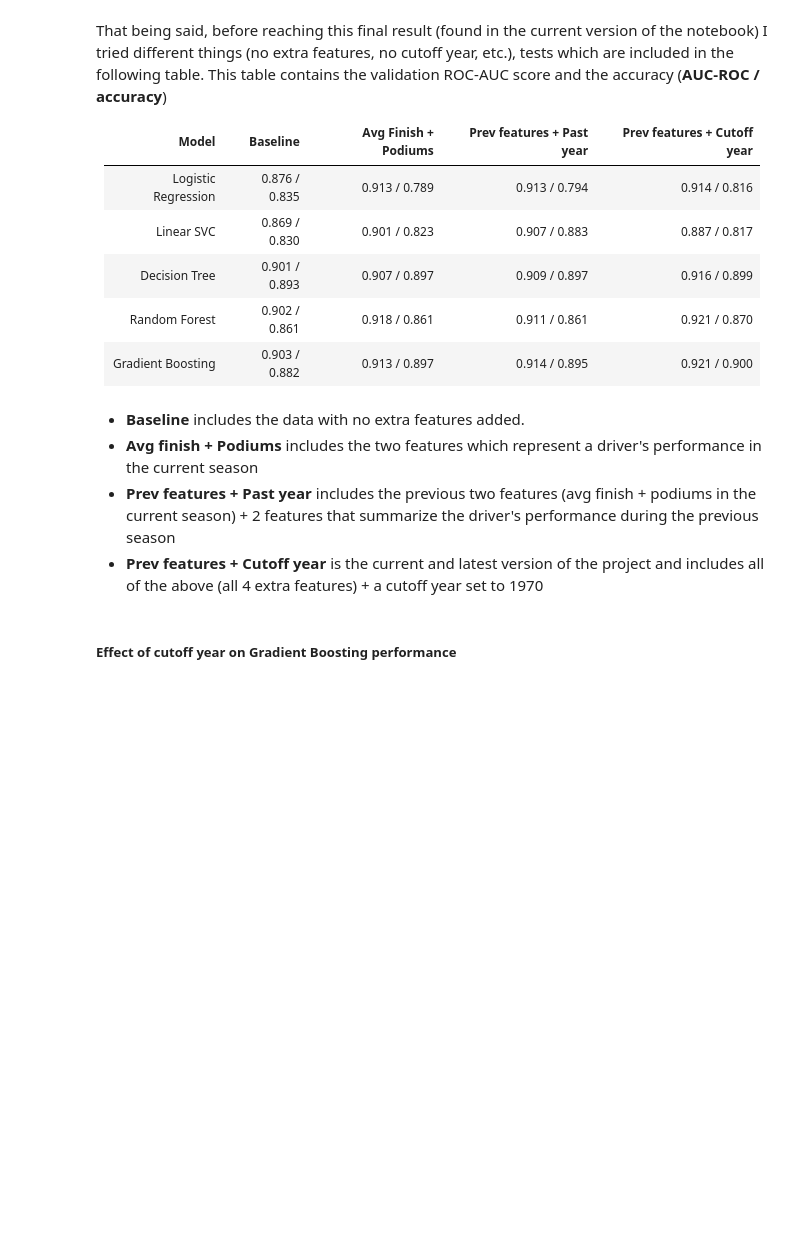
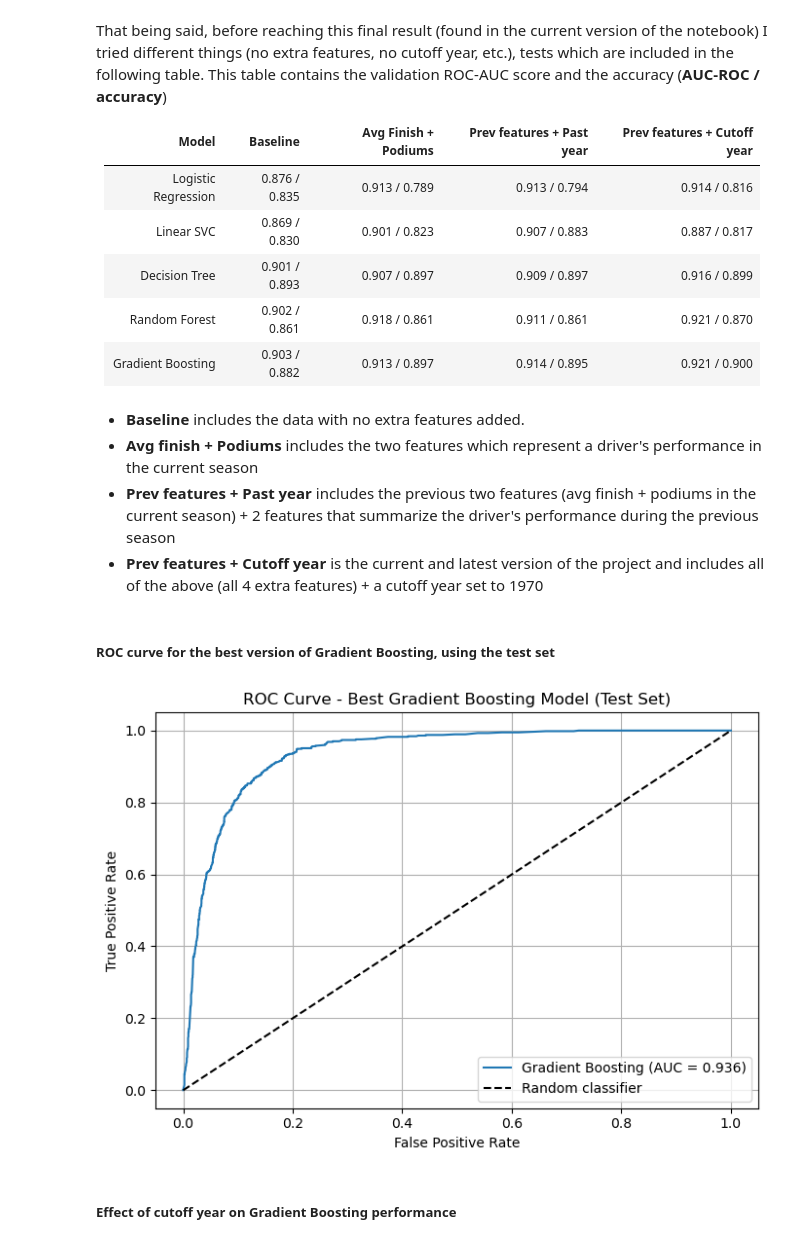
Before and after one commit to DanceaRadu/FML_Project, a Jupyter notebook: project.ipynb, the cells around one changed output. Saved outputs shown, nothing was run; the diff lists cells and outputs as text; code cells hidden in the pictures; blank space fills up the shorter version.

Commit message:
Plotted ROC curve for Gradient Boosting.

```diff
--- a/project.ipynb
+++ b/project.ipynb
@@ -32,7 +29,7 @@ from sklearn.metrics import roc_auc_score
 We only load 3 relevant files. All of the other ones don't really contain information that is relevant for our objective. For example, **circuits.csv** contains the track names and geographical locations, which don't really influence driver performance. Other files, such as **lap_times.csv** could be useful, but past performance and qualifying positions tend to have a much higher impact on the final driver placement, so, for simplicity, such files are omitted.
 # %%
 DATA_PATH = "data/"
-YEAR_CUTOFF = 2005
+YEAR_CUTOFF = 1970
 
 results = pd.read_csv(DATA_PATH + "results.csv")
 races = pd.read_csv(DATA_PATH + "races.csv")
@@ -735,6 +727,28 @@ That being said, before reaching this final result (found in the current version
 - **Avg finish + Podiums** includes the two features which represent a driver's performance in the current season
 - **Prev features + Past year** includes the previous two features (avg finish + podiums in the current season) + 2 features that summarize the driver's performance during the previous season
 - **Prev features + Cutoff year** is the current and latest version of the project and includes all of the above (all 4 extra features) + a cutoff year set to 1970
+# %% [markdown]
+##### ROC curve for the best version of Gradient Boosting, using the test set
+# %%
+gb_best = best_models["GradientBoosting"]
+y_test_score = gb_best.predict_proba(X_test)[:, 1]
+
+fpr, tpr, thresholds = roc_curve(y_test, y_test_score)
+test_auc = roc_auc_score(y_test, y_test_score)
+
+plt.figure(figsize=(7, 5))
+plt.plot(fpr, tpr, label=f"Gradient Boosting (AUC = {test_auc:.3f})")
+plt.plot([0, 1], [0, 1], "k--", label="Random classifier")
+
+plt.xlabel("False Positive Rate")
+plt.ylabel("True Positive Rate")
+plt.title("ROC Curve - Best Gradient Boosting Model (Test Set)")
+plt.legend(loc="lower right")
+plt.grid(True)
+plt.tight_layout()
+plt.show()
+# %% [output]
+[figure, added]
 # %% [markdown]
 ##### Effect of cutoff year on Gradient Boosting performance
 # %%
```
Also changed, not shown: parts of 5 cells of this notebook.
